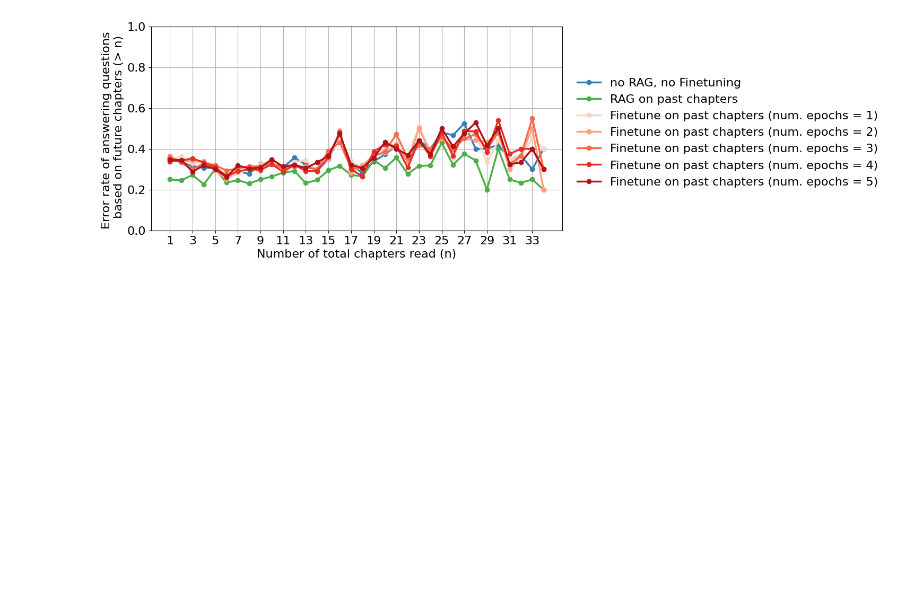
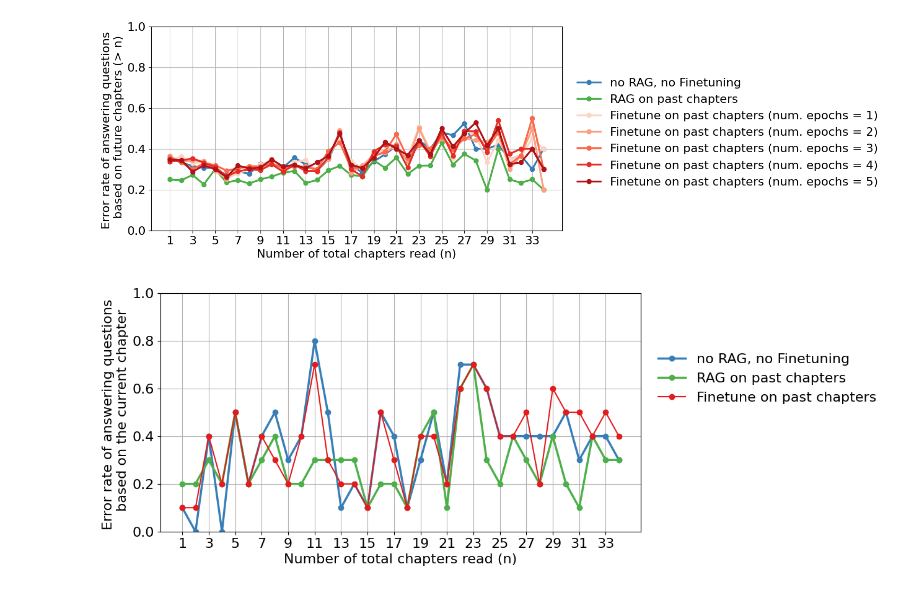
Before and after one commit to Laknath1996/RAG-exps, a Jupyter notebook: src/nb_figures.ipynb, the cells around one changed output. Cells and saved outputs as stored; diff of their text form; code cells hidden in the pictures; blank space fills up the shorter version.

Commit message:
Add results

```diff
--- a/src/nb_figures.ipynb
+++ b/src/nb_figures.ipynb
@@ -188,3 +188,48 @@ ax.grid()
 plt.show()
 # %% [output]
 [figure]
+# %%
+fig, ax = plt.subplots(1, 1, figsize=(10, 5))
+fontsize = 16
+lw = 2.5
+
+# set the number of chapters
+T = 35
+
+t, k, truths, preds = get_results('vanilla')
+color = '#377eb8'
+perr, perr_lower, perr_upper = get_errors(t, truths, preds, T)
+ax.plot(range(1, T), perr, color=color, label='no RAG, no Finetuning', marker='o', lw=lw)
+# ax.fill_between(range(1, T), perr_lower, perr_upper, alpha=0.3, color=color)
+
+t, k, truths, preds = get_results('rag')
+color = '#4daf4a'
+perr, perr_lower, perr_upper = get_errors(t, truths, preds, T)
+ax.plot(range(1, T), perr, color=color, label='RAG on past chapters', marker='o', lw=lw)
+# ax.fill_between(range(1, T), perr_lower, perr_upper, alpha=0.3, color=color)
+
+t, k, truths, preds = get_results('ft_1')
+color = '#e41a1c'
+perr, perr_lower, perr_upper = get_errors(t, truths, preds, T)
+ax.plot(range(1, T), perr, color=color, label='Finetune on past chapters', marker='o')
+# ax.fill_between(range(1, T), perr_lower, perr_upper, alpha=0.3, color=color)
+
+# reds = sns.color_palette("Reds", 5)
+# for i, exp in enumerate(['ft_1', 'ft_2', 'ft_3', 'ft_4', 'ft_5']):
+#     t, k, truths, preds = get_results(exp)
+#     perr, perr_lower, perr_upper = get_errors(t, truths, preds, T)
+#     num_epochs = exp.split('_')[1]
+#     ax.plot(range(1, T), perr, color=reds[i], label=f'Finetune on past chapters (num. epochs = {num_epochs})', marker='o', lw=lw)
+#     # ax.fill_between(range(1, T), perr_lower, perr_upper, alpha=0.3, color=color)
+
+ax.tick_params(axis='both', labelsize=16)
+
+ax.set_xticks(range(1, T, 2))
+ax.set_ylabel("Error rate of answering questions \n based on the current chapter", fontsize=fontsize)
+ax.set_xlabel("Number of total chapters read (n)", fontsize=fontsize)
+ax.set_ylim([0, 1])
+ax.legend(fontsize=fontsize, loc='upper left', bbox_to_anchor=(1.01, 0.8), frameon=False)
+ax.grid()
+plt.show()
+# %% [output]
+[figure, added]
```
Also changed, not shown: 1 other file.
